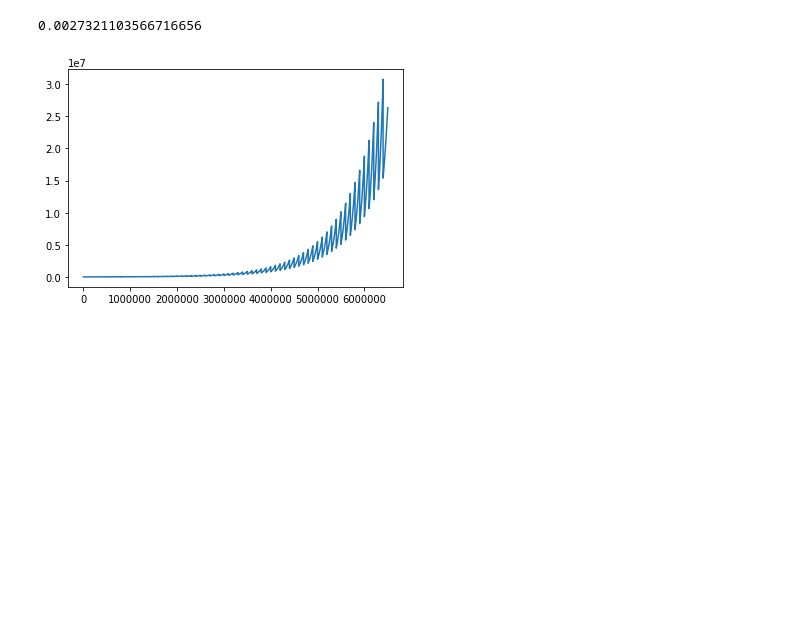
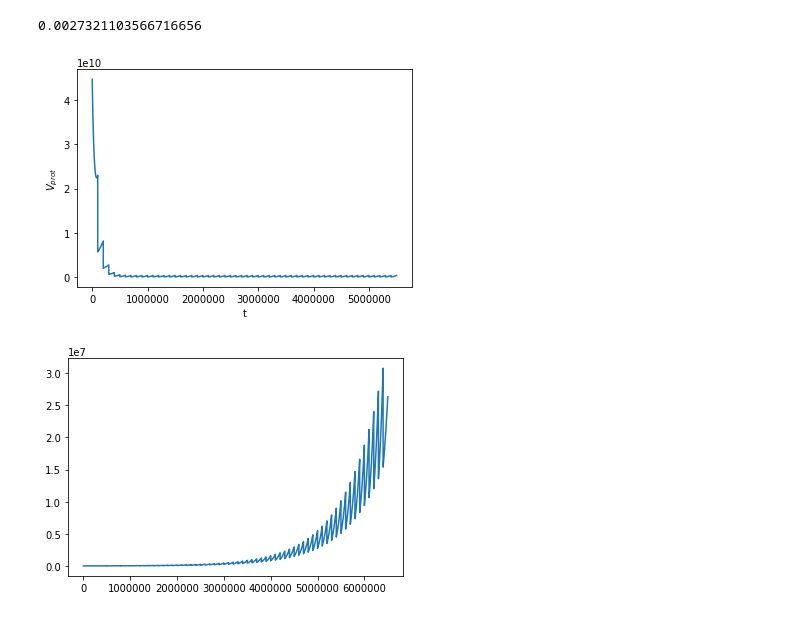
Before and after one commit to Ngort/Cellsim, a Jupyter notebook: Cellsim/MICollapse-real_scaling.ipynb, the cells around one changed output. Drawn from its saved outputs; the diff is of its cells as text; code cells hidden in the pictures; blank space fills up the shorter version.

```diff
--- a/Cellsim/MICollapse-real_scaling.ipynb
+++ b/Cellsim/MICollapse-real_scaling.ipynb
@@ -45,7 +45,7 @@ l_P = 975 #bp
 
 # steady-state
 ribo_decay = gamma * r_R / l_R # 1/s
-prot_decay = (1-gamma)*r_P/ l_P # 1/s
+prot_decay = (1-gamma)*r_P/ l_P * get_init_counts(1e-18)[0]/get_init_counts(1e-18)[1] # 1/s
 
 
 
@@ -139,7 +139,7 @@ class Trajectory:
                  volume   = 1e-18,
                  iterations=100000):
 
-        self.final_time = 400000#00.
+        self.final_time = 4000000#00.
 
         self.volume     = volume
         self.iterations = iterations
@@ -163,7 +163,7 @@ class Trajectory:
         n_generations = int(np.ceil(self.final_time/self.get_div_time(self.volume)))
 
         #divides mean counts by 2 in the beginning of each new generation
-        division_matrix = np.vstack((np.ones((1,n_species))*0.5, np.ones((n_species, n_species)), np.ones((n_species, n_species))))
+        division_matrix = np.vstack((np.ones((1,n_species))*1, np.ones((n_species, n_species))*0.25, np.ones((n_species, n_species))))
 
         self.generations = []
 
@@ -188,6 +188,7 @@ class Trajectory:
         solved_odes = odeint(dZ_dt, y0=global_init.reshape(-1), t=T, args=(volume,self.get_div_time(self.volume))).reshape(-1,2*LHS.shape[0]+1, LHS.shape[0])
 
 
+        solved_odes = np.vstack(self.generations)
 
 
         self.X_t = solved_odes[:,0,:]
@@ -255,3 +260,10 @@ traj = Trajectory(volume=1e-18)
+# %%
+plt.plot(range(5500000),traj.V_t[0:5500000,1,1])
+plt.ylabel(r'$V_{prot}$')
+plt.xlabel(r't')
+plt.show()
+# %% [output]
+[figure, added]
 # %%
 plt.plot(np.vstack(traj.generations)[:,0,0])
 plt.show()
```
Also changed, not shown: parts of 1 cell of this notebook.
